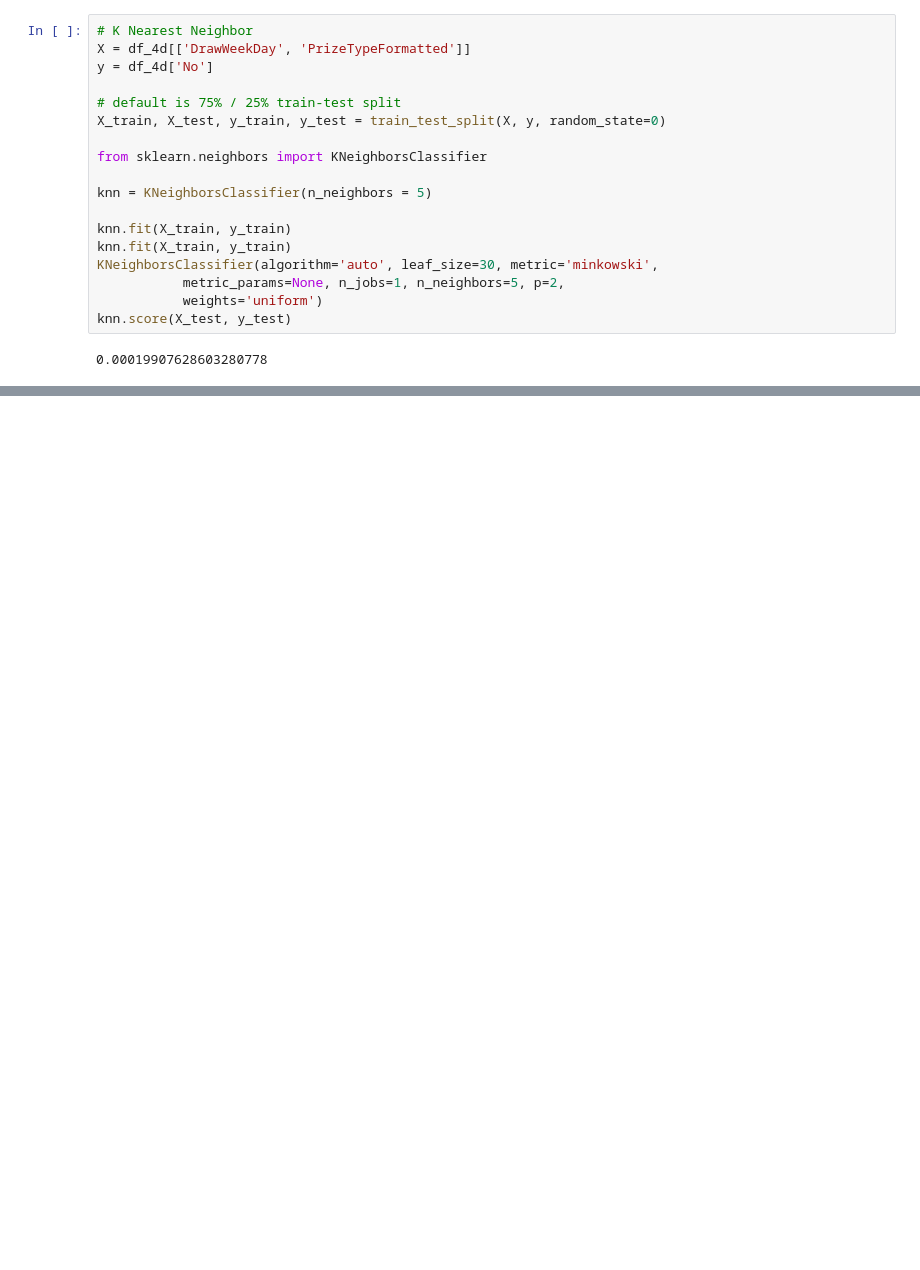
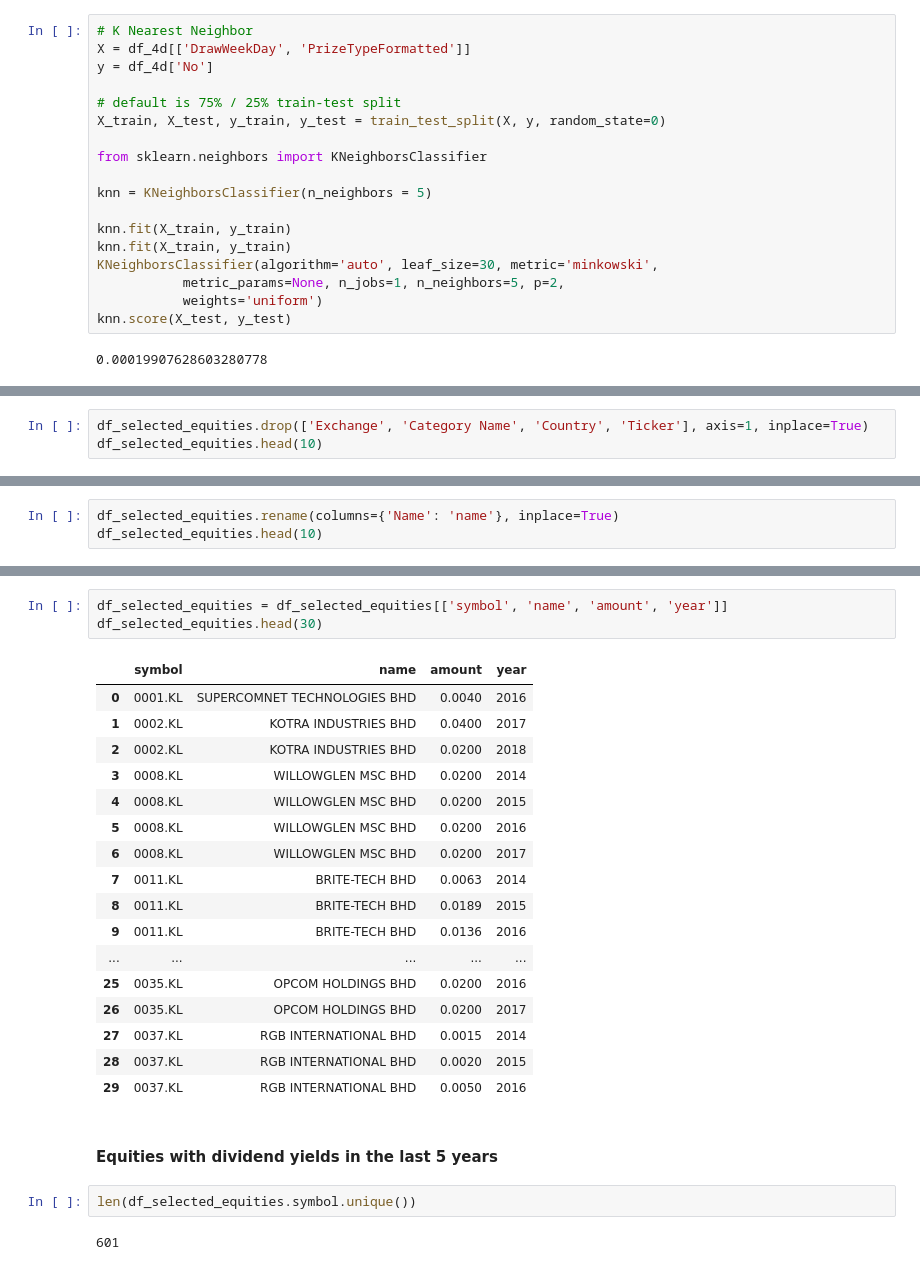
Before and after one commit to mengwangk/ai-playground, a Jupyter notebook: notebook/myInvestor-toolkit.ipynb, the cells around one changed output, grey strips where cells are left out. Saved outputs shown, nothing was run; the diff lists cells and outputs as text; blank space fills up the shorter version.

```diff
--- a/notebook/myInvestor-toolkit.ipynb
+++ b/notebook/myInvestor-toolkit.ipynb
@@ -134,0 +196,3 @@ df_kls.head(10)
+# %%
+df_selected_equities.drop(['Exchange', 'Category Name', 'Country', 'Ticker'], axis=1, inplace=True)
+df_selected_equities.head(10)
@@ -134,0 +211,3 @@ df_kls.head(10)
+# %%
+df_selected_equities.rename(columns={'Name': 'name'}, inplace=True)
+df_selected_equities.head(10)
@@ -134,0 +226,27 @@ df_kls.head(10)
+# %%
+df_selected_equities = df_selected_equities[['symbol', 'name', 'amount', 'year']]
+df_selected_equities.head(30)
+# %% [output]
+|  | symbol | name | amount | year |
+| 0 | 0001.KL | SUPERCOMNET TECHNOLOGIES BHD | 0.0040 | 2016 |
+| 1 | 0002.KL | KOTRA INDUSTRIES BHD | 0.0400 | 2017 |
+| 2 | 0002.KL | KOTRA INDUSTRIES BHD | 0.0200 | 2018 |
+| 3 | 0008.KL | WILLOWGLEN MSC BHD | 0.0200 | 2014 |
+| 4 | 0008.KL | WILLOWGLEN MSC BHD | 0.0200 | 2015 |
+| 5 | 0008.KL | WILLOWGLEN MSC BHD | 0.0200 | 2016 |
+| 6 | 0008.KL | WILLOWGLEN MSC BHD | 0.0200 | 2017 |
+| 7 | 0011.KL | BRITE-TECH BHD | 0.0063 | 2014 |
+| 8 | 0011.KL | BRITE-TECH BHD | 0.0189 | 2015 |
+| 9 | 0011.KL | BRITE-TECH BHD | 0.0136 | 2016 |
+| ... | ... | ... | ... | ... |
+| 25 | 0035.KL | OPCOM HOLDINGS BHD | 0.0200 | 2016 |
+| 26 | 0035.KL | OPCOM HOLDINGS BHD | 0.0200 | 2017 |
+| 27 | 0037.KL | RGB INTERNATIONAL BHD | 0.0015 | 2014 |
+| 28 | 0037.KL | RGB INTERNATIONAL BHD | 0.0020 | 2015 |
+| 29 | 0037.KL | RGB INTERNATIONAL BHD | 0.0050 | 2016 |
+# %% [markdown]
+#### Equities with dividend yields in the last 5 years
+# %%
+len(df_selected_equities.symbol.unique())
+# %% [output]
+601
```
Also changed, not shown: parts of 14 cells of this notebook, 2 other files.
